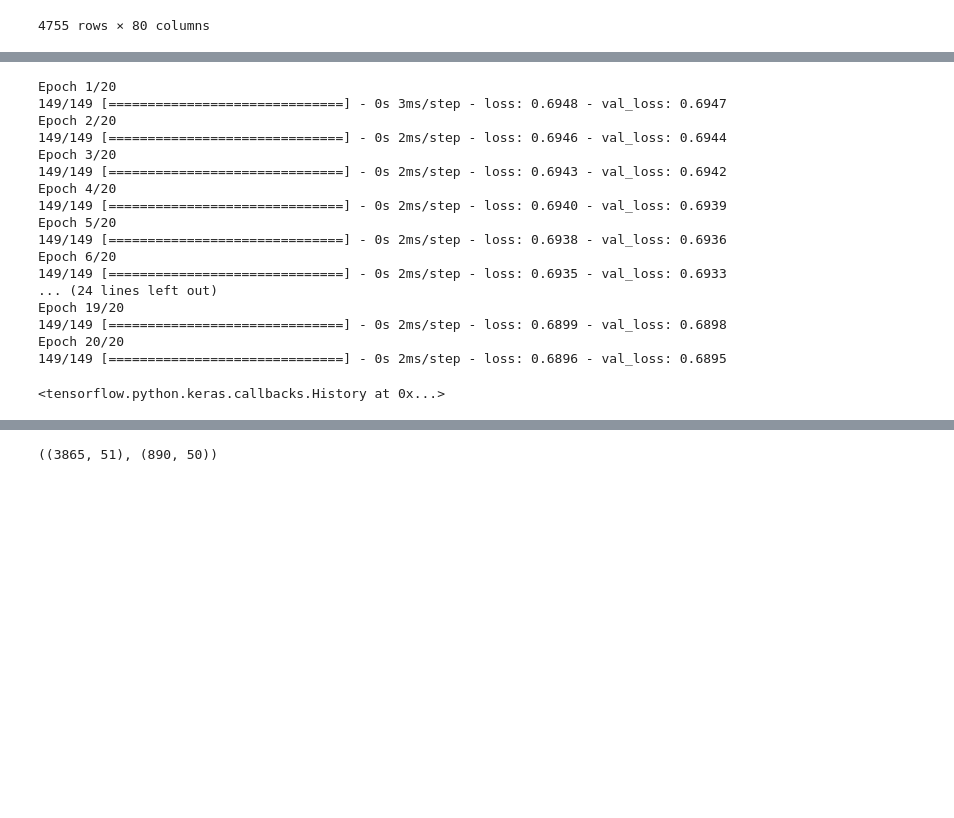
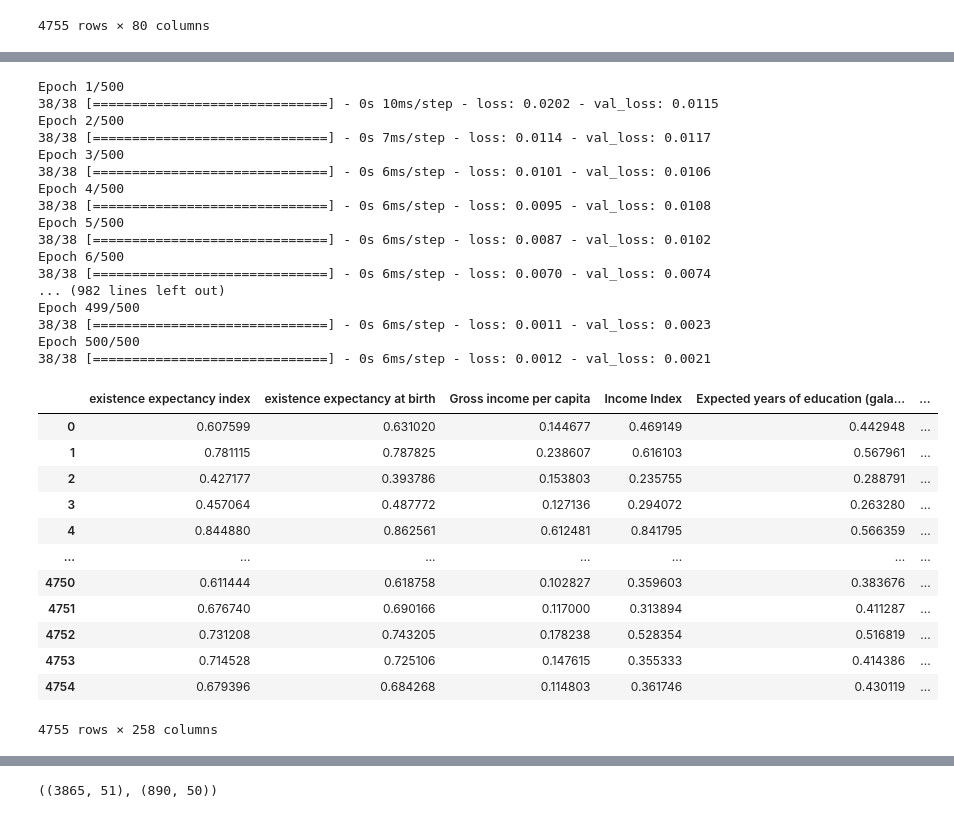
Before and after one commit to devrimcavusoglu/prohack, a Jupyter notebook: notebooks/eda/dimension_reduction_autoencoder.ipynb, the cells around one changed output, grey strips where cells are left out. Saved outputs shown, nothing was run; the diff lists cells and outputs as text; code cells hidden in the pictures; blank space fills up the shorter version.

```diff
--- a/notebooks/eda/dimension_reduction_autoencoder.ipynb
+++ b/notebooks/eda/dimension_reduction_autoencoder.ipynb
@@ -166,23 +174,39 @@ _________________________________________________________________
 # %%
 X_train = df_scaled.to_numpy()
 # %%
-history = autoencoder.fit(X_train, X_train, epochs = 20, batch_size = 32, shuffle = False, validation_data = (X_train, X_train))
+history = autoencoder.fit(X_train, X_train, epochs = 500, batch_size = 128, shuffle = False, validation_data = (X_train, X_train))
 # %% [output]
-Epoch 1/20
-149/149 [==============================] - 0s 3ms/step - loss: 0.6948 - val_loss: 0.6947
-Epoch 2/20
-149/149 [==============================] - 0s 2ms/step - loss: 0.6946 - val_loss: 0.6944
-Epoch 3/20
-149/149 [==============================] - 0s 2ms/step - loss: 0.6943 - val_loss: 0.6942
-Epoch 4/20
-149/149 [==============================] - 0s 2ms/step - loss: 0.6940 - val_loss: 0.6939
-Epoch 5/20
-149/149 [==============================] - 0s 2ms/step - loss: 0.6938 - val_loss: 0.6936
-Epoch 6/20
-149/149 [==============================] - 0s 2ms/step - loss: 0.6935 - val_loss: 0.6933
-... (24 lines left out)
-Epoch 19/20
-149/149 [==============================] - 0s 2ms/step - loss: 0.6899 - val_loss: 0.6898
-Epoch 20/20
-149/149 [==============================] - 0s 2ms/step - loss: 0.6896 - val_loss: 0.6895
+Epoch 1/500
+38/38 [==============================] - 0s 10ms/step - loss: 0.0202 - val_loss: 0.0115
+Epoch 2/500
+38/38 [==============================] - 0s 7ms/step - loss: 0.0114 - val_loss: 0.0117
+Epoch 3/500
+38/38 [==============================] - 0s 6ms/step - loss: 0.0101 - val_loss: 0.0106
+Epoch 4/500
+38/38 [==============================] - 0s 6ms/step - loss: 0.0095 - val_loss: 0.0108
+Epoch 5/500
+38/38 [==============================] - 0s 6ms/step - loss: 0.0087 - val_loss: 0.0102
+Epoch 6/500
+38/38 [==============================] - 0s 6ms/step - loss: 0.0070 - val_loss: 0.0074
+... (982 lines left out)
+Epoch 499/500
+38/38 [==============================] - 0s 6ms/step - loss: 0.0011 - val_loss: 0.0023
+Epoch 500/500
+38/38 [==============================] - 0s 6ms/step - loss: 0.0012 - val_loss: 0.0021
-<tensorflow.python.keras.callbacks.History at 0x...>
+# %%
+pred_df = pd.DataFrame(autoencoder.predict(X_train), columns=df_scaled.columns)
+pred_df
+# %% [output]
+|  | existence expectancy index | existence expectancy at birth | Gross income per capita | Income Index | Expected years of education (gala... | ... |
+| 0 | 0.607599 | 0.631020 | 0.144677 | 0.469149 | 0.442948 | ... |
+| 1 | 0.781115 | 0.787825 | 0.238607 | 0.616103 | 0.567961 | ... |
+| 2 | 0.427177 | 0.393786 | 0.153803 | 0.235755 | 0.288791 | ... |
+| 3 | 0.457064 | 0.487772 | 0.127136 | 0.294072 | 0.263280 | ... |
+| 4 | 0.844880 | 0.862561 | 0.612481 | 0.841795 | 0.566359 | ... |
+| ... | ... | ... | ... | ... | ... | ... |
+| 4750 | 0.611444 | 0.618758 | 0.102827 | 0.359603 | 0.383676 | ... |
+| 4751 | 0.676740 | 0.690166 | 0.117000 | 0.313894 | 0.411287 | ... |
+| 4752 | 0.731208 | 0.743205 | 0.178238 | 0.528354 | 0.516819 | ... |
+| 4753 | 0.714528 | 0.725106 | 0.147615 | 0.355333 | 0.414386 | ... |
+| 4754 | 0.679396 | 0.684268 | 0.114803 | 0.361746 | 0.430119 | ... |
+4755 rows × 258 columns
```
Also changed, not shown: parts of 7 cells of this notebook, 41 other files.
